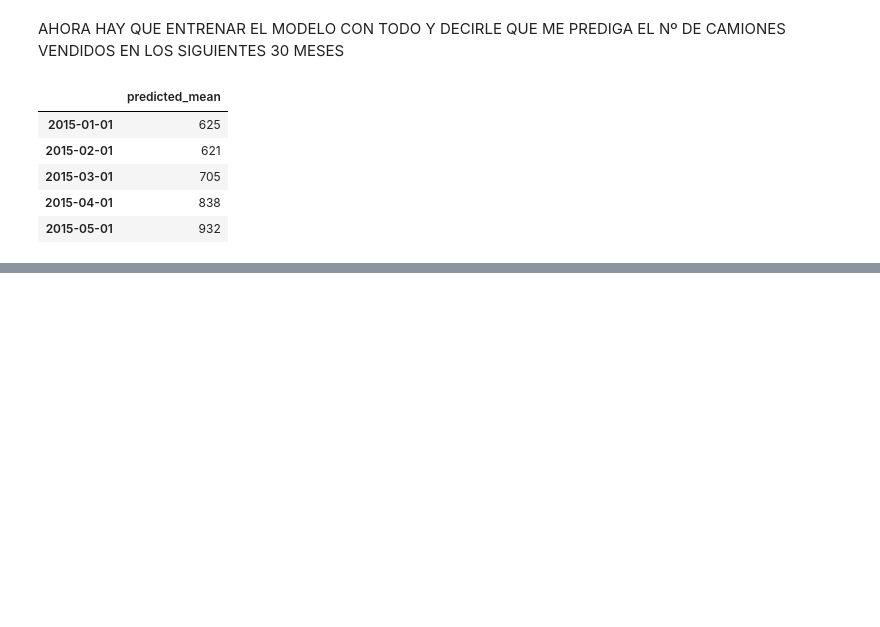
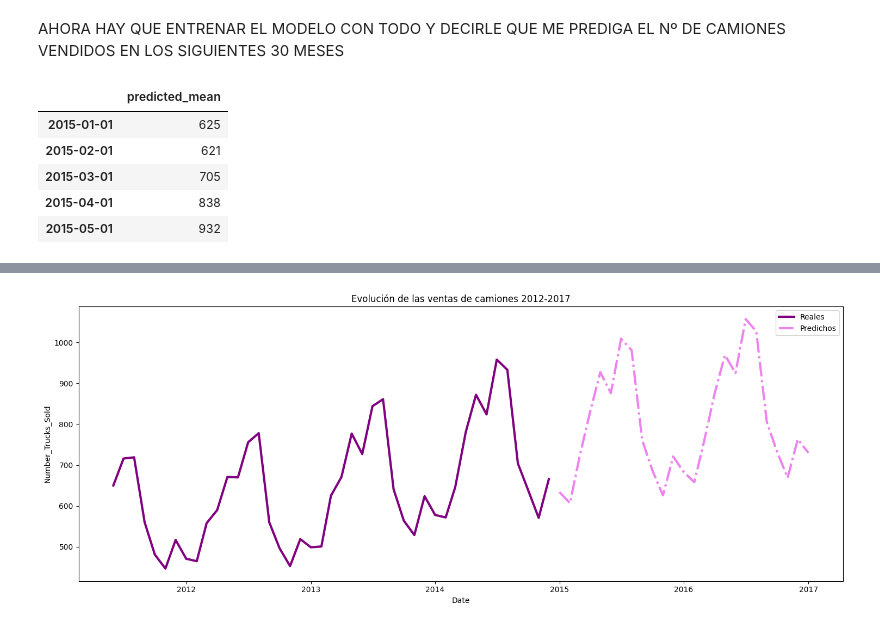
Before and after one commit to jgilsu11/laboratorio-modulo9-leccion2_series_temporales, a Jupyter notebook: laboratorio-modulo9-leccion02-series-temporales-sarima.ipynb, the cells around one changed output, grey strips where cells are left out. Saved outputs shown, nothing was run; the diff lists cells and outputs as text; code cells hidden in the pictures; blank space fills up the shorter version.

```diff
--- a/laboratorio-modulo9-leccion02-series-temporales-sarima.ipynb
+++ b/laboratorio-modulo9-leccion02-series-temporales-sarima.ipynb
@@ -557,0 +656,11 @@ plt.tight_layout();
+# %%
+modelo_sarima= SARIMAX( df,
+                    order= (3,1,10),                    #Se pone la p, la d y la q
+                    seasonal_order= (1,1,1,12)).fit(disp=False)   #Se pone la p, la d y la q con 1 porque se añade S que es el componente estacional en este caso 12
+
+pred_y= modelo_sarima.predict(start= len(df), end=len(df)+24)   #pongo el más 24 porque son los que quiero predecir
+
+
+pred_y= pred_y.astype(int)
+# %%
+datos_predichos=pd.DataFrame(pred_y)
@@ -557,0 +676,9 @@ plt.tight_layout();
+# %%
+
+plt.figure(figsize=(15,6))
+sns.lineplot(x=y_test.index, y = "Number_Trucks_Sold", data= y_test, color = "purple", linewidth=3,label="Reales", legend=True)
+sns.lineplot(x=datos_predichos.index, y = "predicted_mean", data= datos_predichos, color = "violet", linewidth=3, linestyle='-.', label="Predichos" )
+plt.title("Evolución de las ventas de camiones 2012-2017")
+plt.tight_layout();
+# %% [output]
+[figure, added]
```
Also changed, not shown: parts of 80 cells of this notebook, 1 other file.
